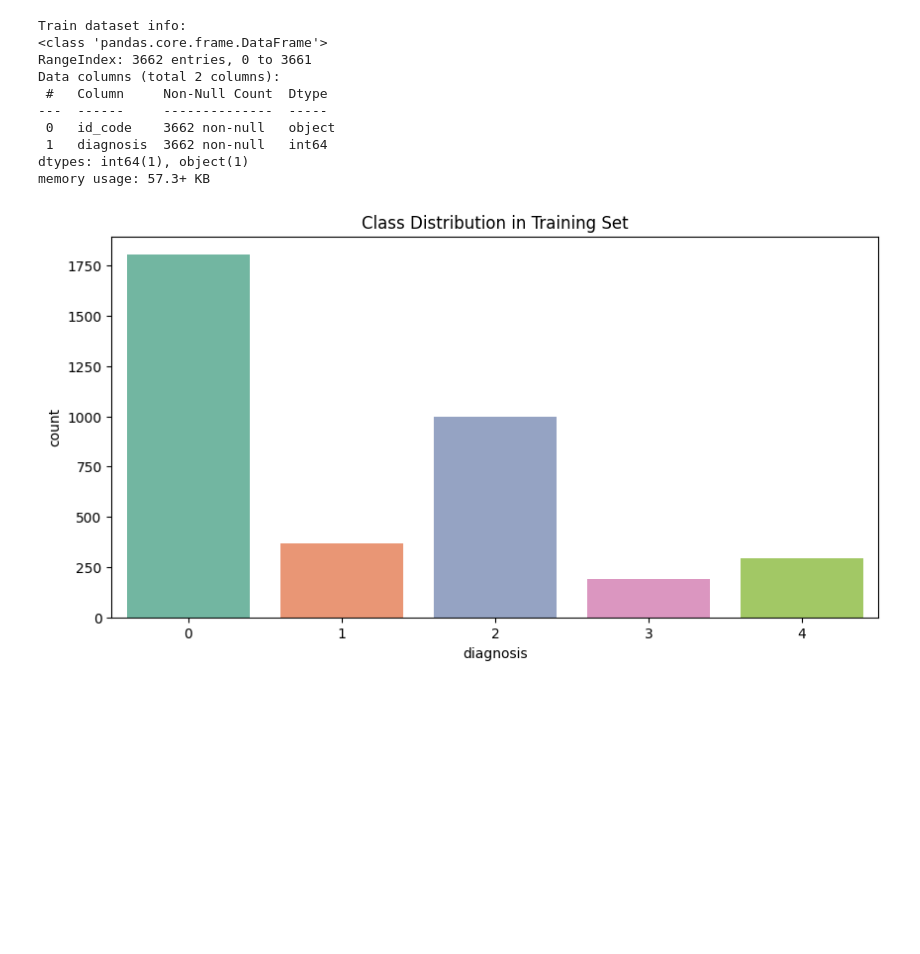
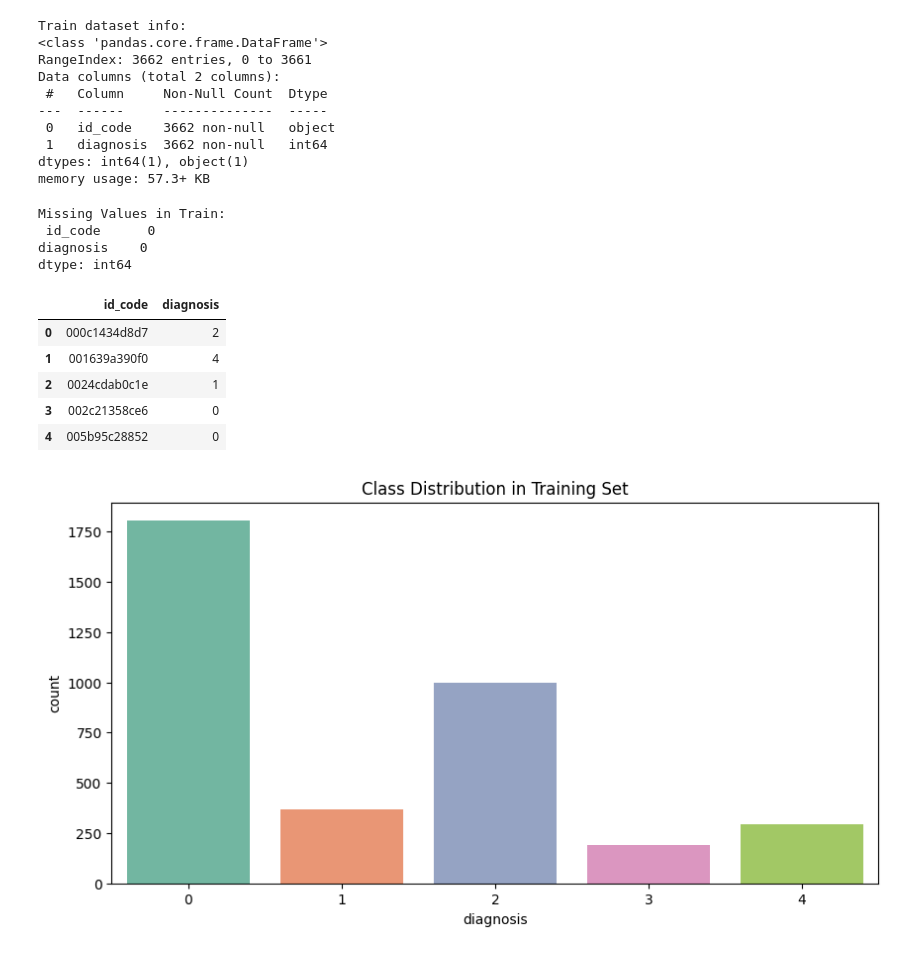
Before and after one commit to SESWAMODELSCHOOL/Early-Detection-of-Blindness-from-Retinal-Images-using-CNN, a Jupyter notebook: diabetic-retinopathy-detection.ipynb, the cells around one changed output. Drawn from its saved outputs; the diff is of its cells as text; code cells hidden in the pictures; blank space fills up the shorter version.

```diff
--- a/diabetic-retinopathy-detection.ipynb
+++ b/diabetic-retinopathy-detection.ipynb
@@ -31,6 +31,24 @@ Data columns (total 2 columns):
  1   diagnosis  3662 non-null   int64
 dtypes: int64(1), object(1)
 memory usage: 57.3+ KB
+# %%
+# Checking missing values
+print("Missing Values in Train:\n", train.isnull().sum())
+# %% [output]
+Missing Values in Train:
+ id_code      0
+diagnosis    0
+dtype: int64
+# %%
+#heading columns of the training dataset
+train.head()
+# %% [output]
+|  | id_code | diagnosis |
+| 0 | 000c1434d8d7 | 2 |
+| 1 | 001639a390f0 | 4 |
+| 2 | 0024cdab0c1e | 1 |
+| 3 | 002c21358ce6 | 0 |
+| 4 | 005b95c28852 | 0 |
 # %%
 # class distribution in the training set
 f, ax = plt.subplots(figsize=(10, 5))
```
Also changed, not shown: parts of 9 cells of this notebook.
